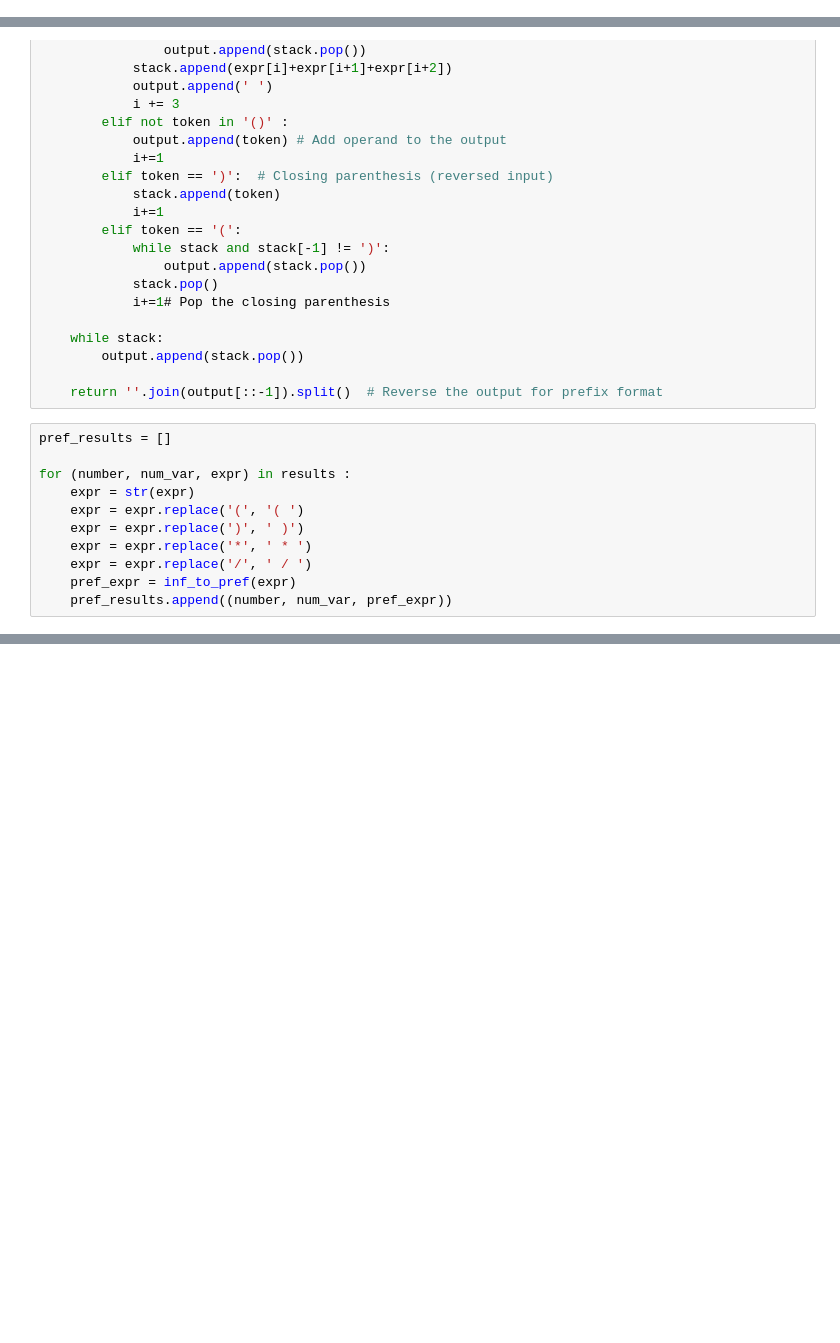
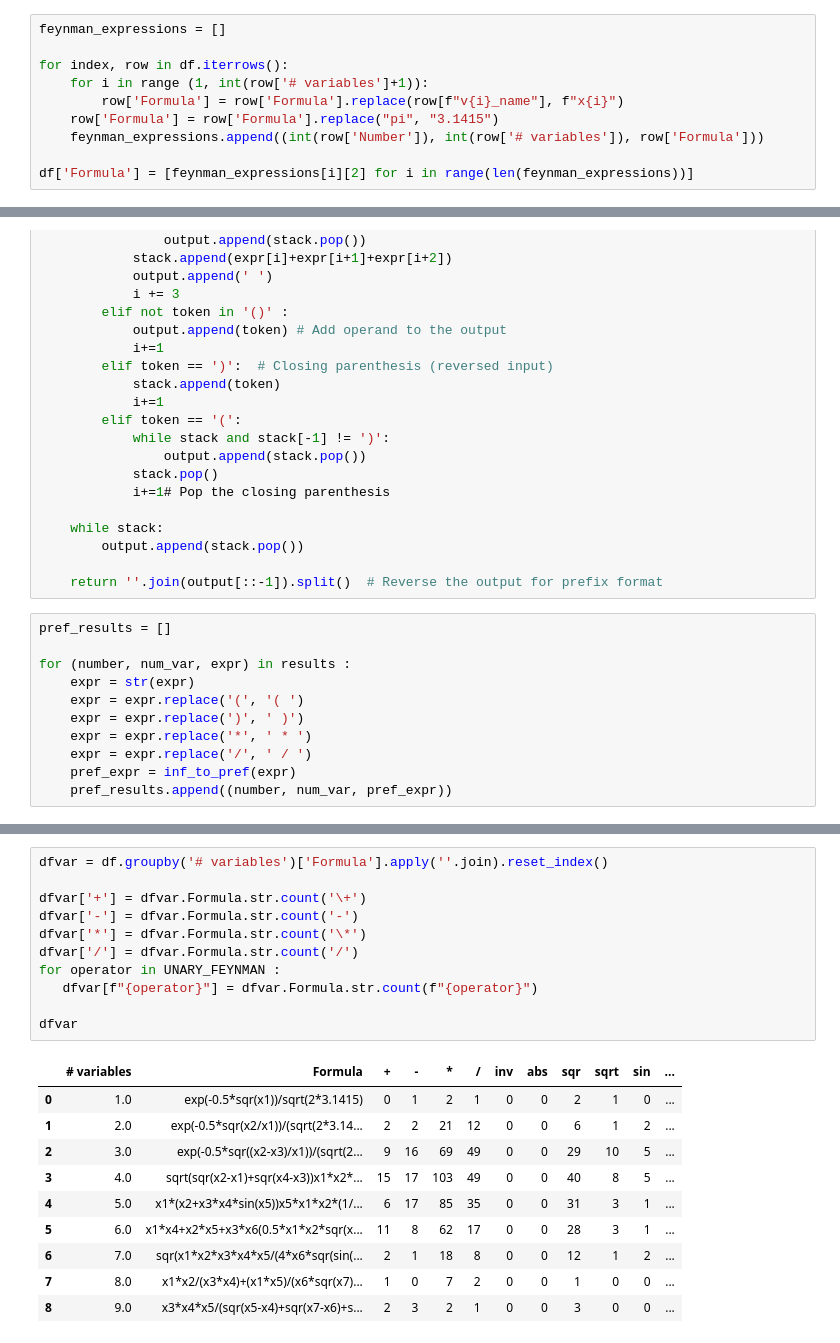
Before and after one commit to nbachelard/Symbolic_regression, a Jupyter notebook: py/dataset/statistics/statistics.ipynb, the cells around one changed output, grey strips where cells are left out. Saved outputs shown, nothing was run; the diff lists cells and outputs as text; blank space fills up the shorter version.

```diff
--- a/py/dataset/statistics/statistics.ipynb
+++ b/py/dataset/statistics/statistics.ipynb
@@ -77,3 +80,13 @@ for index, row in tqdm(df2.iterrows()):
+# %%
+feynman_expressions = []
+
+for index, row in df.iterrows():
+    for i in range (1, int(row['# variables']+1)):
+        row['Formula'] = row['Formula'].replace(row[f"v{i}_name"], f"x{i}")
+    row['Formula'] = row['Formula'].replace("pi", "3.1415")
+    feynman_expressions.append((int(row['Number']), int(row['# variables']), row['Formula']))
+
+df['Formula'] = [feynman_expressions[i][2] for i in range(len(feynman_expressions))]
 # %%
 from concurrent.futures import ThreadPoolExecutor, ProcessPoolExecutor
 
@@ -155,0 +333,22 @@ results[0], pref_results[0]
+# %%
+dfvar = df.groupby('# variables')['Formula'].apply(''.join).reset_index()
+
+dfvar['+'] = dfvar.Formula.str.count('\+')
+dfvar['-'] = dfvar.Formula.str.count('-')
+dfvar['*'] = dfvar.Formula.str.count('\*')
+dfvar['/'] = dfvar.Formula.str.count('/')
+for operator in UNARY_FEYNMAN :
+   dfvar[f"{operator}"] = dfvar.Formula.str.count(f"{operator}")
+
+dfvar
+# %% [output]
+|  | # variables | Formula | + | - | * | / | inv | abs | sqr | sqrt | sin | ... |
+| 0 | 1.0 | exp(-0.5*sqr(x1))/sqrt(2*3.1415) | 0 | 1 | 2 | 1 | 0 | 0 | 2 | 1 | 0 | ... |
+| 1 | 2.0 | exp(-0.5*sqr(x2/x1))/(sqrt(2*3.14... | 2 | 2 | 21 | 12 | 0 | 0 | 6 | 1 | 2 | ... |
+| 2 | 3.0 | exp(-0.5*sqr((x2-x3)/x1))/(sqrt(2... | 9 | 16 | 69 | 49 | 0 | 0 | 29 | 10 | 5 | ... |
+| 3 | 4.0 | sqrt(sqr(x2-x1)+sqr(x4-x3))x1*x2*... | 15 | 17 | 103 | 49 | 0 | 0 | 40 | 8 | 5 | ... |
+| 4 | 5.0 | x1*(x2+x3*x4*sin(x5))x5*x1*x2*(1/... | 6 | 17 | 85 | 35 | 0 | 0 | 31 | 3 | 1 | ... |
+| 5 | 6.0 | x1*x4+x2*x5+x3*x6(0.5*x1*x2*sqr(x... | 11 | 8 | 62 | 17 | 0 | 0 | 28 | 3 | 1 | ... |
+| 6 | 7.0 | sqr(x1*x2*x3*x4*x5/(4*x6*sqr(sin(... | 2 | 1 | 18 | 8 | 0 | 0 | 12 | 1 | 2 | ... |
+| 7 | 8.0 | x1*x2/(x3*x4)+(x1*x5)/(x6*sqr(x7)... | 1 | 0 | 7 | 2 | 0 | 0 | 1 | 0 | 0 | ... |
+| 8 | 9.0 | x3*x4*x5/(sqr(x5-x4)+sqr(x7-x6)+s... | 2 | 3 | 2 | 1 | 0 | 0 | 3 | 0 | 0 | ... |
```
Also changed, not shown: parts of 49 cells of this notebook, 1 other file.
